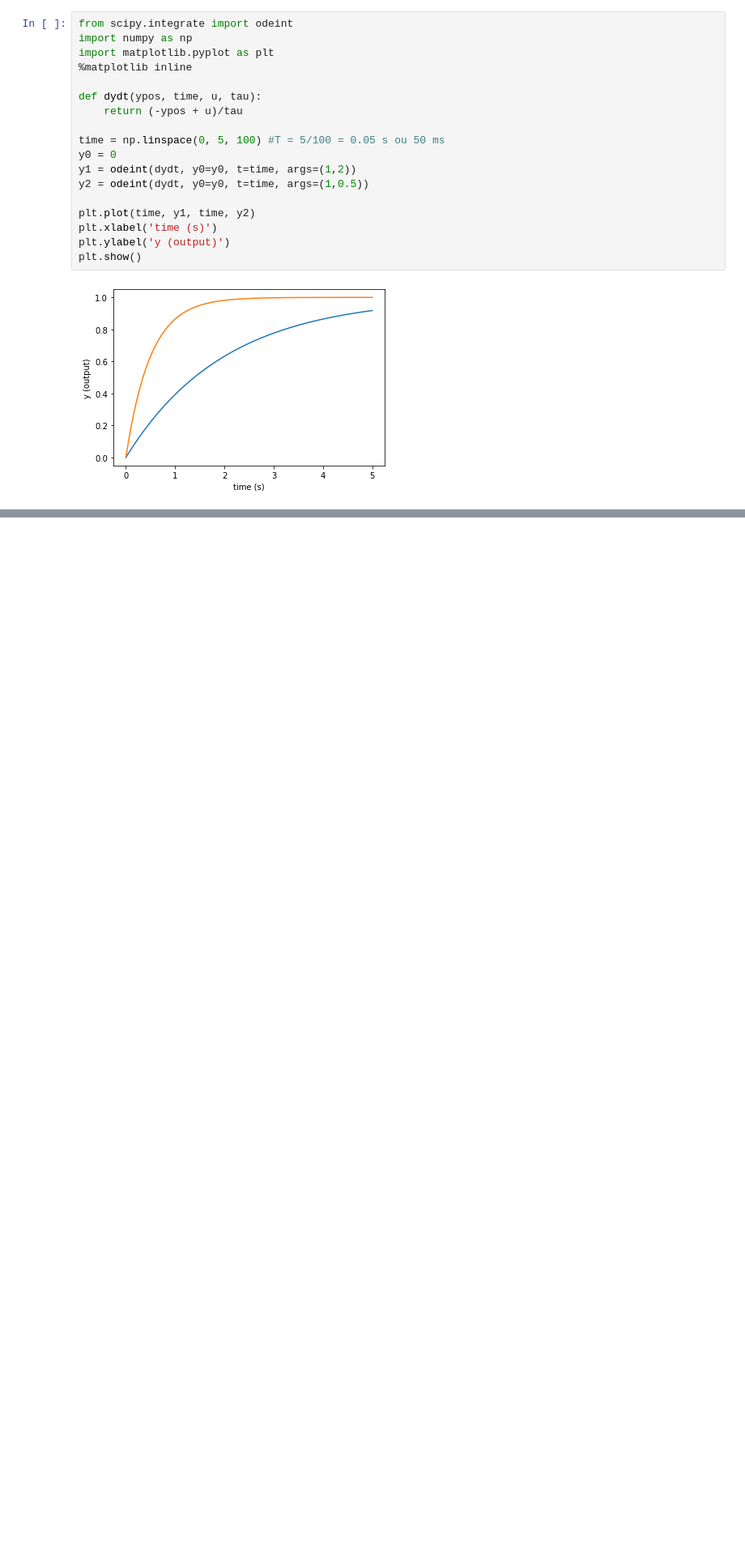
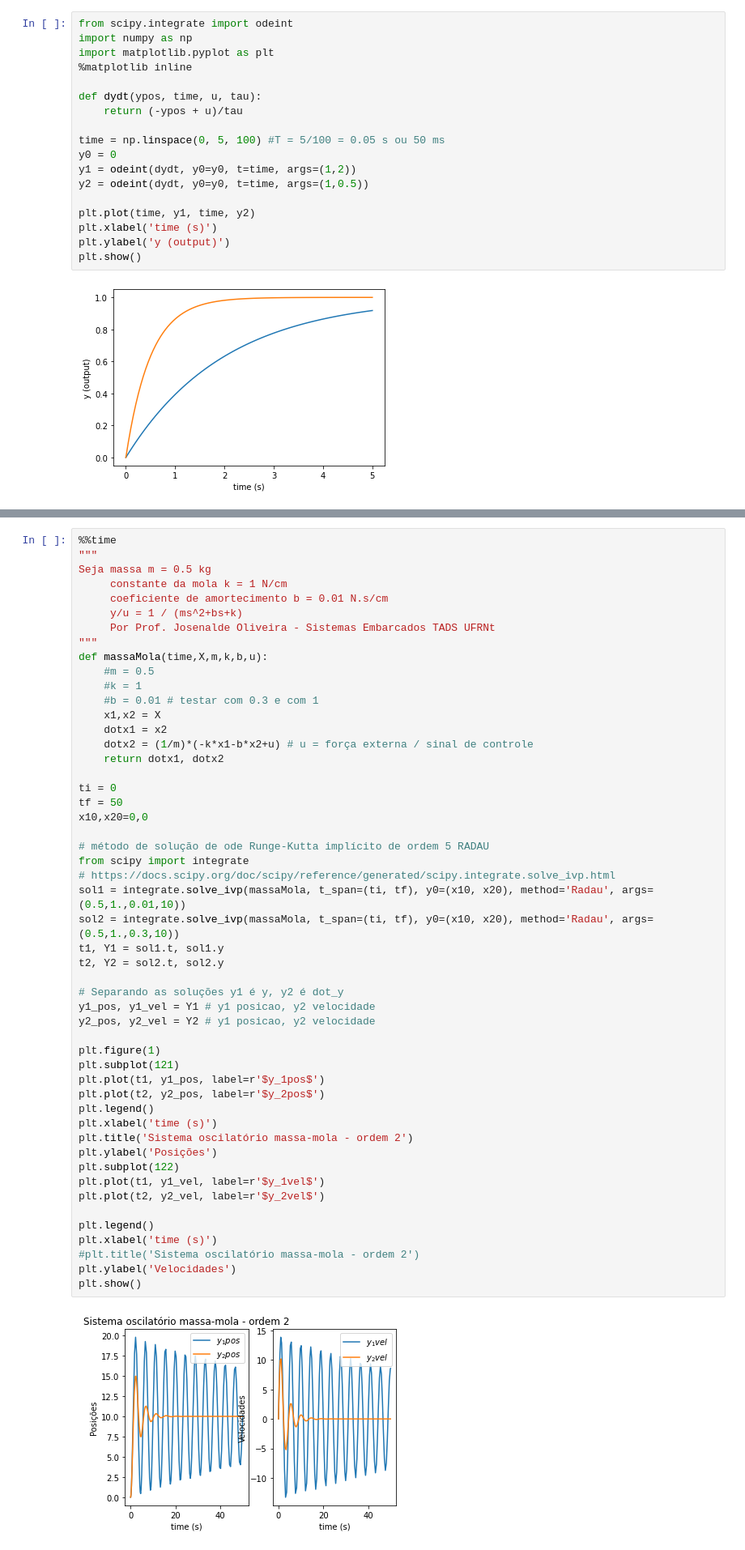
Before and after one commit to josenalde/embeddedsystems, a Jupyter notebook: src/simul1.ipynb, the cells around one changed output, grey strips where cells are left out. Shown at 81% size. Saved outputs shown, nothing was run; the diff lists cells and outputs as text; blank space fills up the shorter version.

Commit message:
subplot pos, vel

```diff
--- a/src/simul1.ipynb
+++ b/src/simul1.ipynb
@@ -69,0 +26,53 @@ Wall time: 246 ms
+# %%
+%%time
+"""
+Seja massa m = 0.5 kg
+     constante da mola k = 1 N/cm
+     coeficiente de amortecimento b = 0.01 N.s/cm
+     y/u = 1 / (ms^2+bs+k)
+     Por Prof. Josenalde Oliveira - Sistemas Embarcados TADS UFRNt
+"""
+def massaMola(time,X,m,k,b,u):
+    #m = 0.5
+    #k = 1
+    #b = 0.01 # testar com 0.3 e com 1
+    x1,x2 = X
+    dotx1 = x2
+    dotx2 = (1/m)*(-k*x1-b*x2+u) # u = força externa / sinal de controle
+    return dotx1, dotx2
+
+ti = 0
+tf = 50
+x10,x20=0,0
+
+# método de solução de ode Runge-Kutta implícito de ordem 5 RADAU
+from scipy import integrate
+# https://docs.scipy.org/doc/scipy/reference/generated/scipy.integrate.solve_ivp.html
+sol1 = integrate.solve_ivp(massaMola, t_span=(ti, tf), y0=(x10, x20), method='Radau', args=(0.5,1.,0.01,10))
+sol2 = integrate.solve_ivp(massaMola, t_span=(ti, tf), y0=(x10, x20), method='Radau', args=(0.5,1.,0.3,10))
+t1, Y1 = sol1.t, sol1.y
+t2, Y2 = sol2.t, sol2.y
+
+# Separando as soluções y1 é y, y2 é dot_y
+y1_pos, y1_vel = Y1 # y1 posicao, y2 velocidade
+y2_pos, y2_vel = Y2 # y1 posicao, y2 velocidade
+
+plt.figure(1)
+plt.subplot(121)
+plt.plot(t1, y1_pos, label=r'$y_1pos$')
+plt.plot(t2, y2_pos, label=r'$y_2pos$')
+plt.legend()
+plt.xlabel('time (s)')
+plt.title('Sistema oscilatório massa-mola - ordem 2')
+plt.ylabel('Posições')
+plt.subplot(122)
+plt.plot(t1, y1_vel, label=r'$y_1vel$')
+plt.plot(t2, y2_vel, label=r'$y_2vel$')
+
+plt.legend()
+plt.xlabel('time (s)')
+#plt.title('Sistema oscilatório massa-mola - ordem 2')
+plt.ylabel('Velocidades')
+plt.show()
+# %% [output]
+[figure, added]
```
Also changed, not shown: parts of 4 cells of this notebook.
